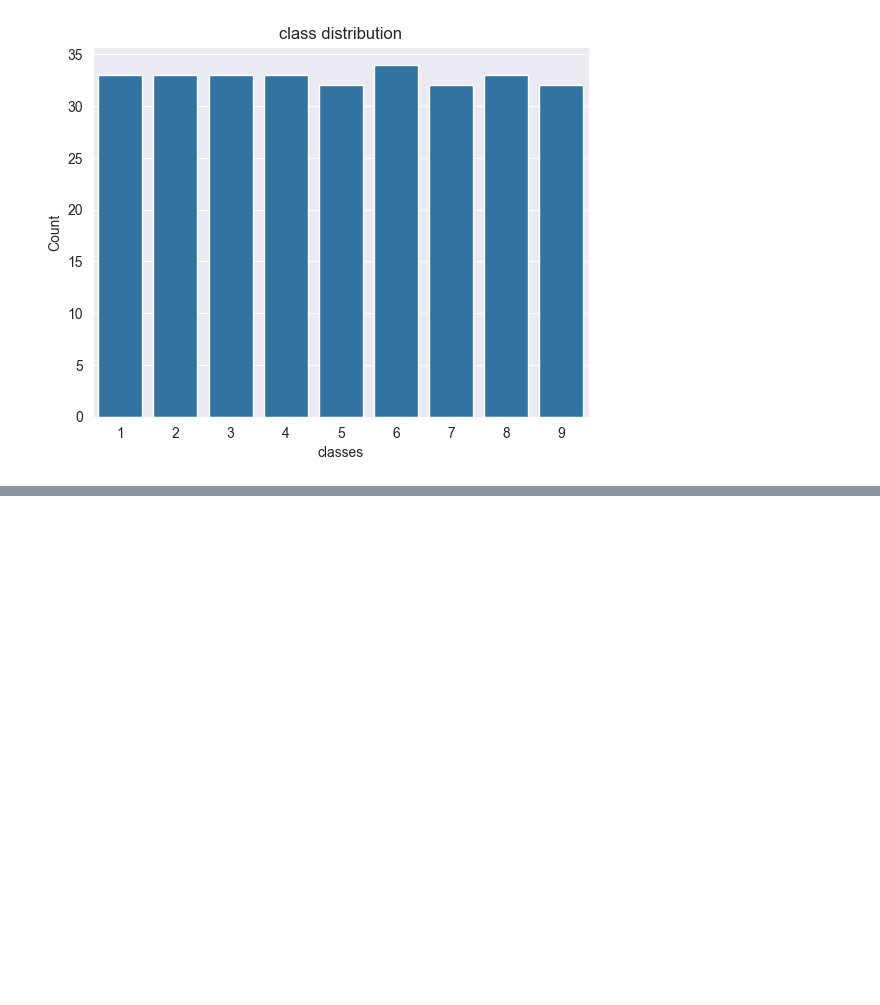
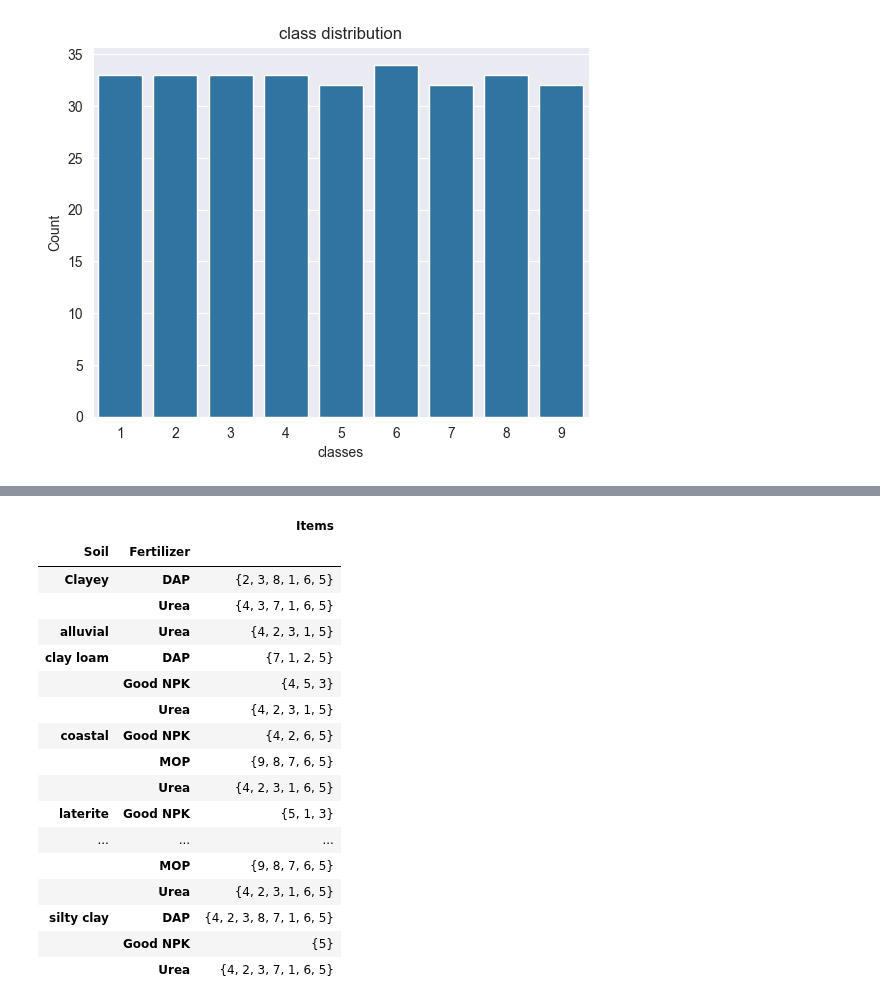
Before and after one commit to Mounir-charef/data_mining, a Jupyter notebook: notebooks/part2-apiriori.ipynb, the cells around one changed output, grey strips where cells are left out. Cells and saved outputs as stored; diff of their text form; code cells hidden in the pictures; blank space fills up the shorter version.

```diff
--- a/notebooks/part2-apiriori.ipynb
+++ b/notebooks/part2-apiriori.ipynb
@@ -270,7 +273,7 @@ class Apriori:
     def _get_support(self, itemset):
         return sum(1 for itemset2 in self.df['Items'] if itemset.issubset(itemset2)) / len(self.df)
 # %%
-apriori = Apriori(min_support=0.4, min_confidence=0.2)
+apriori = Apriori(min_support=0.4, min_confidence=0.8)
 # %%
 apriori.fit(grouped_df)
 # %%
@@ -316,0 +310,3 @@ pprint(apriori.rules)
+# %%
+apriori.set_params(min_support=0.3, min_confidence=0.4)
+apriori.fit(grouped_df)
@@ -316,0 +370,21 @@ pprint(apriori.rules)
+# %%
+grouped_df[grouped_df['Items'].apply(lambda x: '5' in x)]
+# %% [output]
+|  |  | Items |
+| Soil | Fertilizer |  |
+| Clayey | DAP | {2, 3, 8, 1, 6, 5} |
+|  | Urea | {4, 3, 7, 1, 6, 5} |
+| alluvial | Urea | {4, 2, 3, 1, 5} |
+| clay loam | DAP | {7, 1, 2, 5} |
+|  | Good NPK | {4, 5, 3} |
+|  | Urea | {4, 2, 3, 1, 5} |
+| coastal | Good NPK | {4, 2, 6, 5} |
+|  | MOP | {9, 8, 7, 6, 5} |
+|  | Urea | {4, 2, 3, 1, 6, 5} |
+| laterite | Good NPK | {5, 1, 3} |
+| ... | ... | ... |
+|  | MOP | {9, 8, 7, 6, 5} |
+|  | Urea | {4, 2, 3, 1, 6, 5} |
+| silty clay | DAP | {4, 2, 3, 8, 7, 1, 6, 5} |
+|  | Good NPK | {5} |
+|  | Urea | {4, 2, 3, 7, 1, 6, 5} |
```
Also changed, not shown: parts of 8 cells of this notebook.
